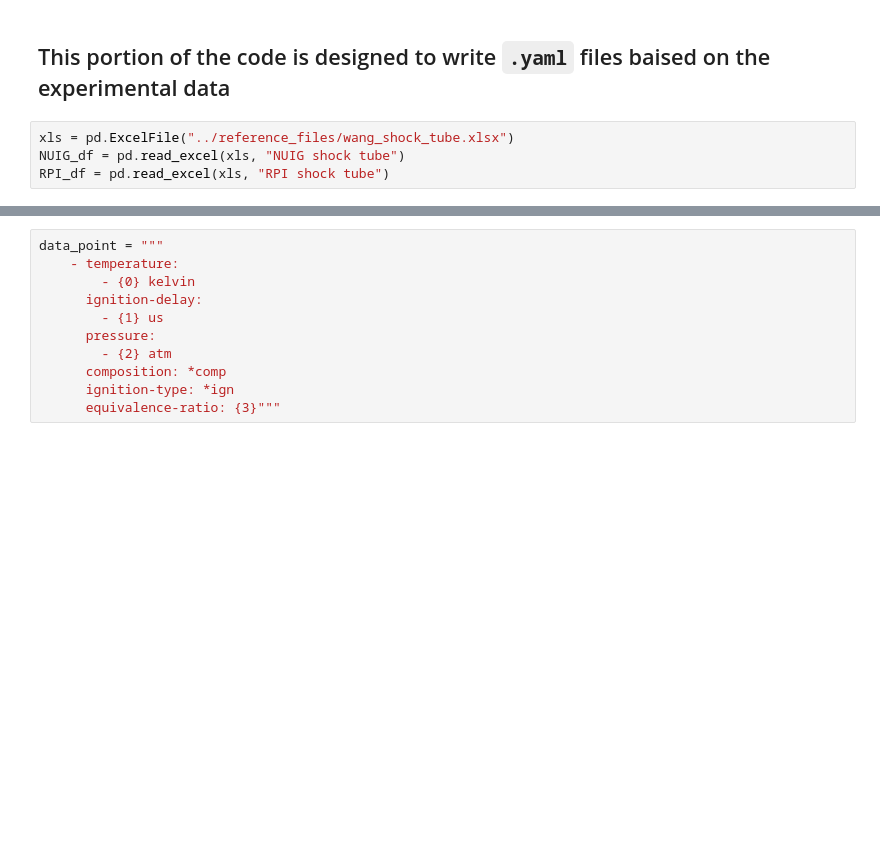
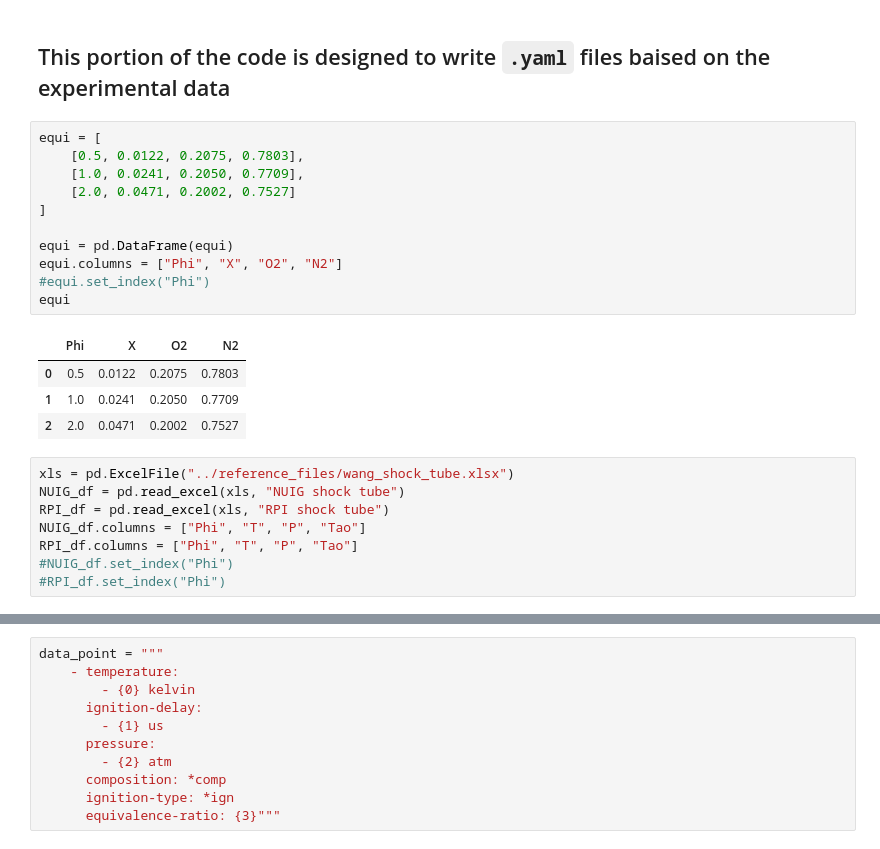
Before and after one commit to C-Underkoffler/OOHAbstraction, a Jupyter notebook: comparisonTST/ipython_notebooks/choosing_bad_models.ipynb, the cells around one changed output, grey strips where cells are left out. Cells and saved outputs as stored; diff of their text form; blank space fills up the shorter version.

Commit message:
Added yaml files for comparison of experimental data

```diff
--- a/comparisonTST/ipython_notebooks/choosing_bad_models.ipynb
+++ b/comparisonTST/ipython_notebooks/choosing_bad_models.ipynb
@@ -243,10 +243,30 @@ Choosing to look at the PCI2013/335-Wang model for multiple reasons:
 - Model appears to have disagreements with experimenal data
 # %% [markdown]
 ## This portion of the code is designed to write `.yaml` files baised on the experimental data
+# %%
+equi = [
+    [0.5, 0.0122, 0.2075, 0.7803],
+    [1.0, 0.0241, 0.2050, 0.7709],
+    [2.0, 0.0471, 0.2002, 0.7527]
+]
+
+equi = pd.DataFrame(equi)
+equi.columns = ["Phi", "X", "O2", "N2"]
+#equi.set_index("Phi")
+equi
+# %% [output]
+|  | Phi | X | O2 | N2 |
+| 0 | 0.5 | 0.0122 | 0.2075 | 0.7803 |
+| 1 | 1.0 | 0.0241 | 0.2050 | 0.7709 |
+| 2 | 2.0 | 0.0471 | 0.2002 | 0.7527 |
 # %%
 xls = pd.ExcelFile("../reference_files/wang_shock_tube.xlsx")
 NUIG_df = pd.read_excel(xls, "NUIG shock tube")
 RPI_df = pd.read_excel(xls, "RPI shock tube")
+NUIG_df.columns = ["Phi", "T", "P", "Tao"]
+RPI_df.columns = ["Phi", "T", "P", "Tao"]
+#NUIG_df.set_index("Phi")
+#RPI_df.set_index("Phi")
 # %%
 NUIG_df
 # %% [output]
```
Also changed, not shown: parts of 6 cells of this notebook, 6 other files.
